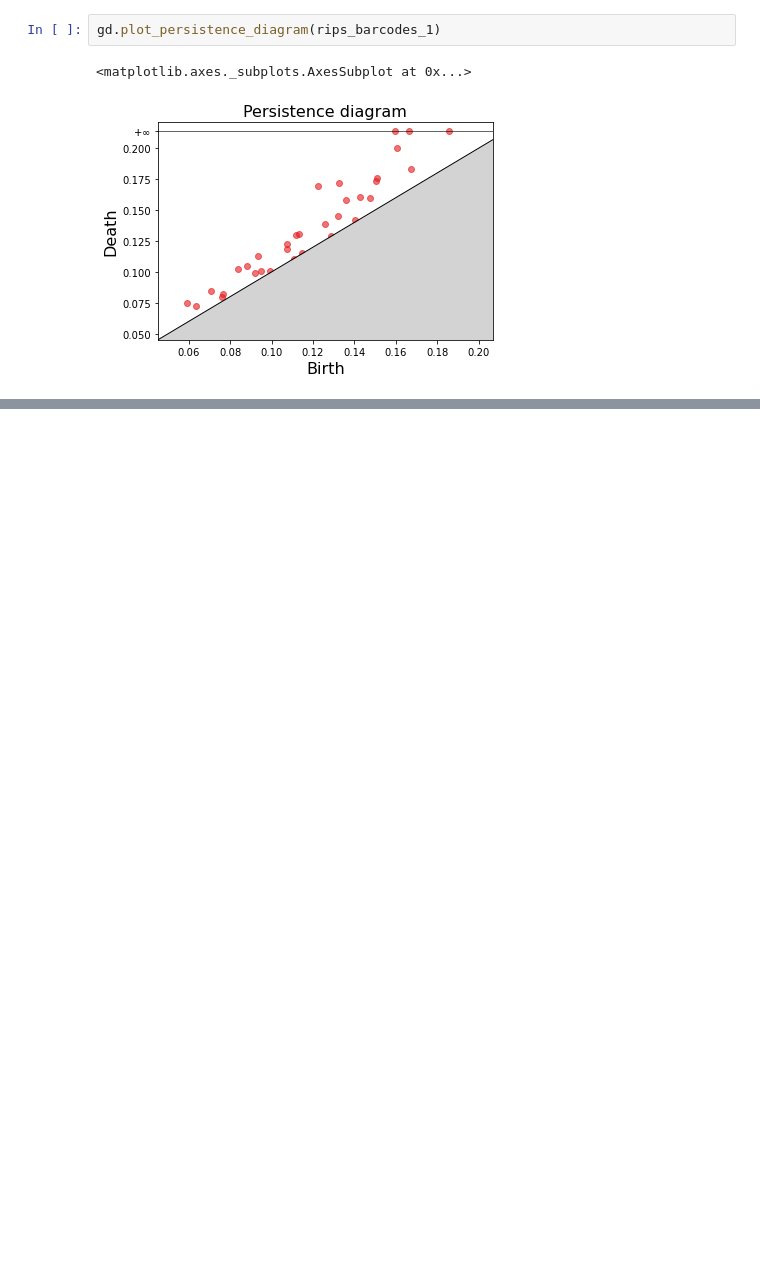
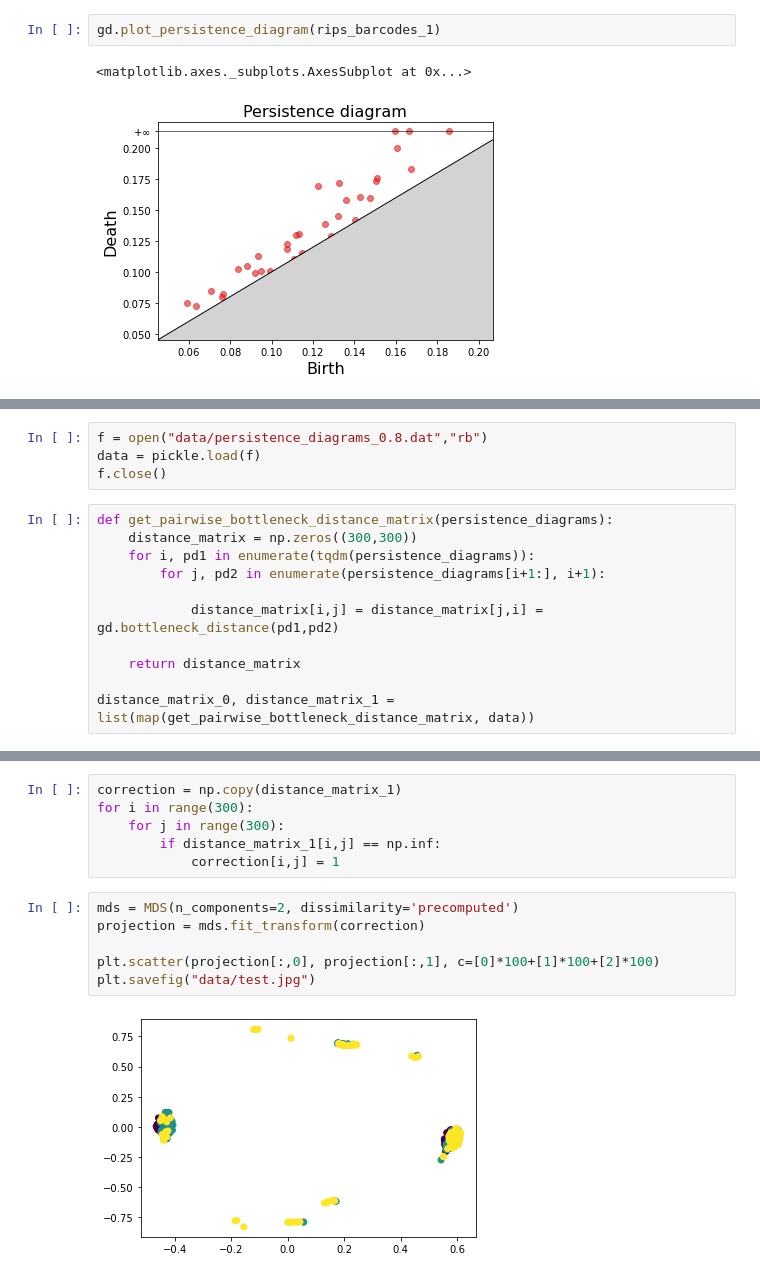
Before and after one commit to clementpiat/pedestrians_recognition, a Jupyter notebook: explore.ipynb, the cells around one changed output, grey strips where cells are left out. Drawn from its saved outputs; the diff is of its cells as text; blank space fills up the shorter version.

Commit message:
clean up + distance matrix

```diff
--- a/explore.ipynb
+++ b/explore.ipynb
@@ -63,0 +58,15 @@ gd.plot_persistence_diagram(rips_barcodes_2)
+# %%
+f = open("data/persistence_diagrams_0.8.dat","rb")
+data = pickle.load(f)
+f.close()
+# %%
+def get_pairwise_bottleneck_distance_matrix(persistence_diagrams):
+    distance_matrix = np.zeros((300,300))
+    for i, pd1 in enumerate(tqdm(persistence_diagrams)):
+        for j, pd2 in enumerate(persistence_diagrams[i+1:], i+1):
+
+            distance_matrix[i,j] = distance_matrix[j,i] = gd.bottleneck_distance(pd1,pd2)
+
+    return distance_matrix
+
+distance_matrix_0, distance_matrix_1 = list(map(get_pairwise_bottleneck_distance_matrix, data))
@@ -63,0 +84,14 @@ gd.plot_persistence_diagram(rips_barcodes_2)
+# %%
+correction = np.copy(distance_matrix_1)
+for i in range(300):
+    for j in range(300):
+        if distance_matrix_1[i,j] == np.inf:
+            correction[i,j] = 1
+# %%
+mds = MDS(n_components=2, dissimilarity='precomputed')
+projection = mds.fit_transform(correction)
+
+plt.scatter(projection[:,0], projection[:,1], c=[0]*100+[1]*100+[2]*100)
+plt.savefig("data/test.jpg")
+# %% [output]
+[figure, added]
```
Also changed, not shown: parts of 10 cells of this notebook, 4 other files.
